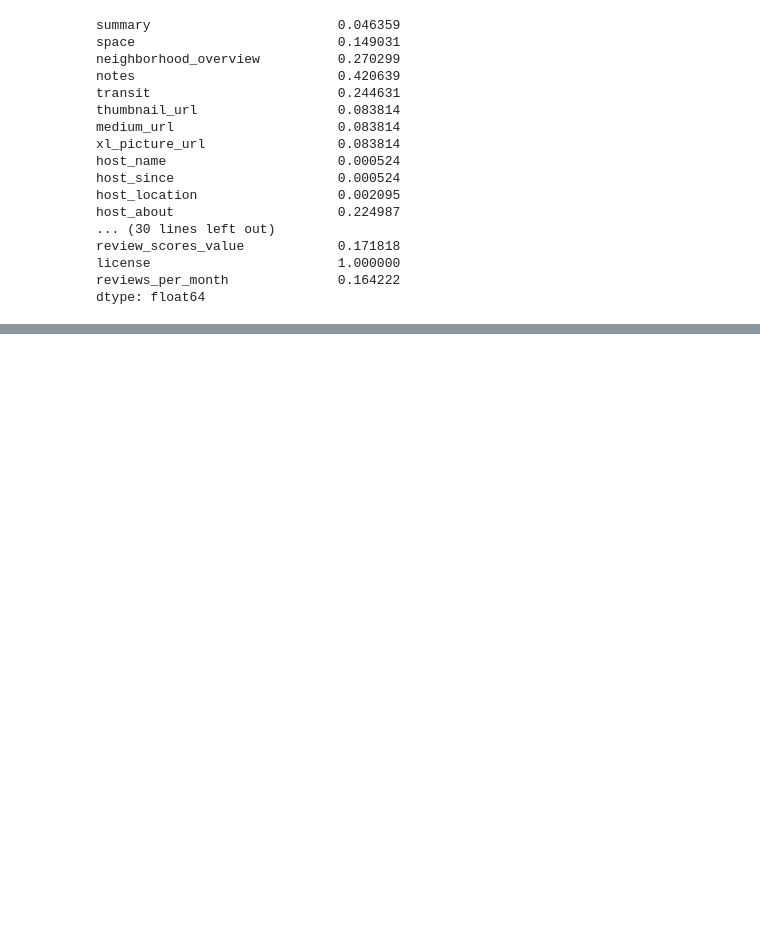
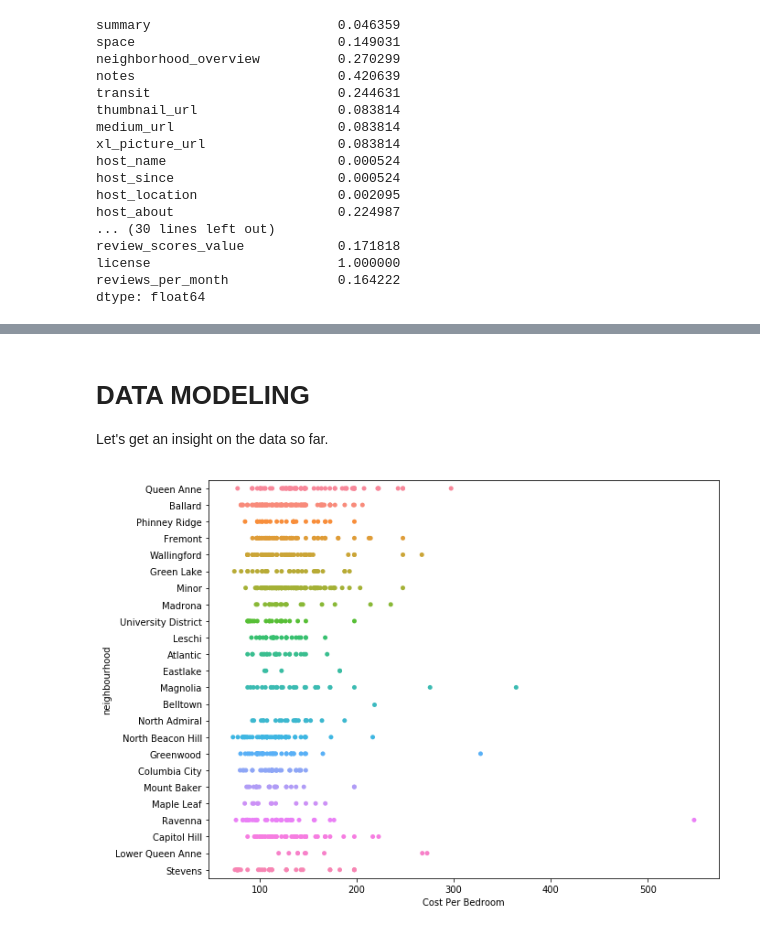
Before and after one commit to ebrym/SeattleAirBnBDataAnalysis, a Jupyter notebook: SeattleDataAnalysis.ipynb, the cells around one changed output, grey strips where cells are left out. Saved outputs shown, nothing was run; the diff lists cells and outputs as text; code cells hidden in the pictures; blank space fills up the shorter version.

Commit message:
Modeling and Predictions

```diff
--- a/SeattleDataAnalysis.ipynb
+++ b/SeattleDataAnalysis.ipynb
@@ -93,0 +367,16 @@ dtype: float64
+# %%
+# Filtering data base on property type.
+def Filterlist(cur, data):
+    """Description: This function can be used to read the file and filter based on the input.
+
+    Arguments:
+    cur: the cursor object.
+    data: data file
+
+    Returns:
+    The data file that is filtered by the cur object."""
+
+    property_type = [cur]
+    true_false_by_property = filtered_data.property_type.isin(property_type)
+    List = filtered_data[true_false_by_property]
+    return List
@@ -93,0 +392,4 @@ dtype: float64
+# %%
+room_premium = (filtered_data.price)/(filtered_data.bedrooms)
+filtered_data['Cost Per Bedroom'] = filtered_data['latitude'].add(room_premium)
+filtered_data
@@ -93,0 +419,4 @@ dtype: float64
+# %%
+# filtering data by house.
+House_list = Filterlist('House', filtered_data)
+House_list
@@ -93,0 +442,20 @@ dtype: float64
+# %% [markdown]
+# DATA MODELING
+Let's get an insight on the data so far.
+# %%
+def catplot(x_data, y_data, data_list):
+    """Description: This function can be used to read the file in the data_list and create a catplot based on the
+    x_data and y_data.
+
+    Arguments:
+    x_data: Column in data_list that you want to plot on the x axis (Put as string).
+    y_ data: Column in the data_list that you want to plot on the y axis (Put as string).
+    data_list: The datalist that contains the x_data and y_data as columns."""
+    #sns.catplot(x=x_data, y=y_data, data=data_list, height=8)
+    plt.figure(figsize=(10, 8))
+    sns.stripplot(x=x_data, y=y_data, data=data_list, size=5)
+# %%
+catplot('Cost Per Bedroom', 'neighbourhood', House_list)
+#draw_histogram_data(House_list)
+# %% [output]
+[figure, added]
```
Also changed, not shown: parts of 62 cells of this notebook, 2 other files.
